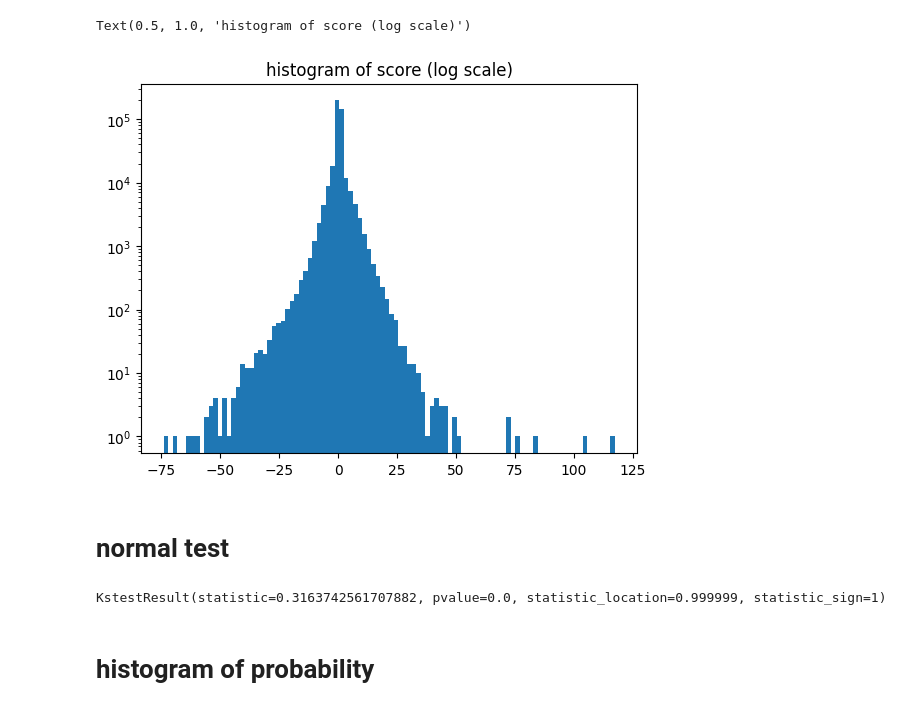
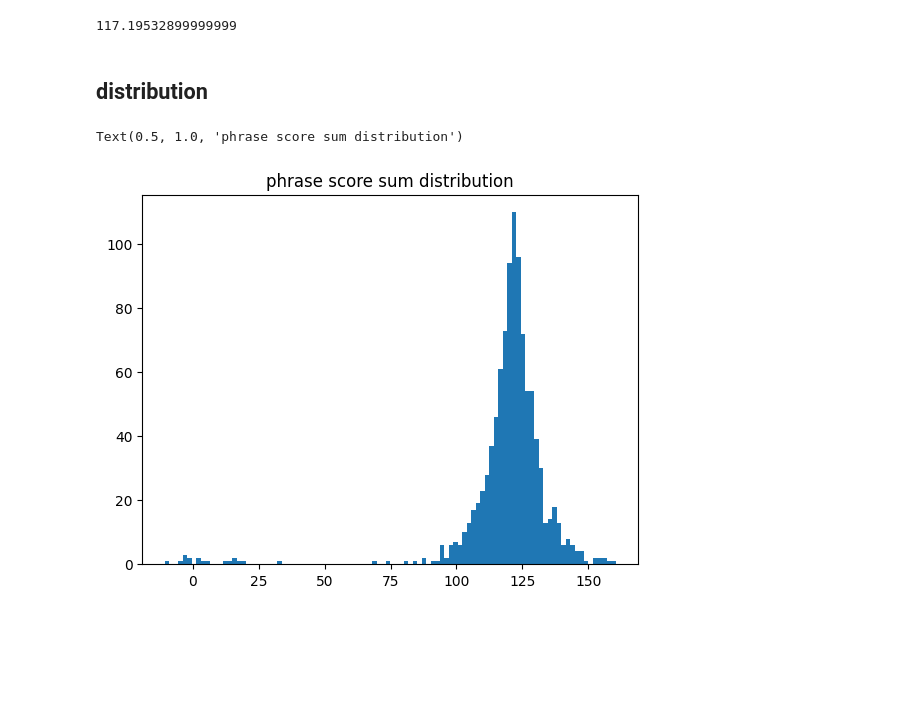
Before and after one commit to kk-digital/kcg-ml-image-pipeline, a Jupyter notebook: scripts/notebooks/han/032_prompt_analysis.ipynb, the cells around one changed output. Saved outputs shown, nothing was run; the diff lists cells and outputs as text; code cells hidden in the pictures; blank space fills up the shorter version.

Commit message:
update prompt analysis notebook

```diff
--- a/scripts/notebooks/han/032_prompt_analysis.ipynb
+++ b/scripts/notebooks/han/032_prompt_analysis.ipynb
@@ -34,0 +70,3 @@ score = df['score'].values
+# %%
+prompt = prompts['positive_prompt'][0]
+prompt
@@ -34,0 +75,3 @@ score = df['score'].values
+# %%
+phrase_indices = pharse_list.prompt_to_phrase_indices(prompt)
+phrase_indices
@@ -35,14 +90,17 @@ score = df['score'].values
+# %%
+score_sum = phrases.loc[phrase_indices, 'score'].sum()
+score_sum
+# %% [output]
+117.19532899999999
+# %% [markdown]
+## distribution
+# %%
+phrase_indices_s = list(map(pharse_list.prompt_to_phrase_indices, prompts['positive_prompt']))
+# %%
+score_sums = [phrases.loc[phrase_indices, 'score'].sum() for phrase_indices in phrase_indices_s]
 # %%
-_ = pyplot.hist(score, bins=100, log=True)
-pyplot.title('histogram of score (log scale)')
+_ = pyplot.hist(score_sums, bins=100)
+pyplot.title('phrase score sum distribution')
 # %% [output]
-Text(0.5, 1.0, 'histogram of score (log scale)')
+Text(0.5, 1.0, 'phrase score sum distribution')
-[figure, old version]
+[figure, new version]
-# %% [markdown]
-# normal test
-# %%
-stats.kstest(score, 'norm', args=(np.mean(data), np.std(data)))
-# %% [output]
-KstestResult(statistic=0.3163742561707882, pvalue=0.0, statistic_location=0.999999, statistic_sign=1)
-# %% [markdown]
-# histogram of probability
```
Also changed, not shown: parts of 15 cells of this notebook.
